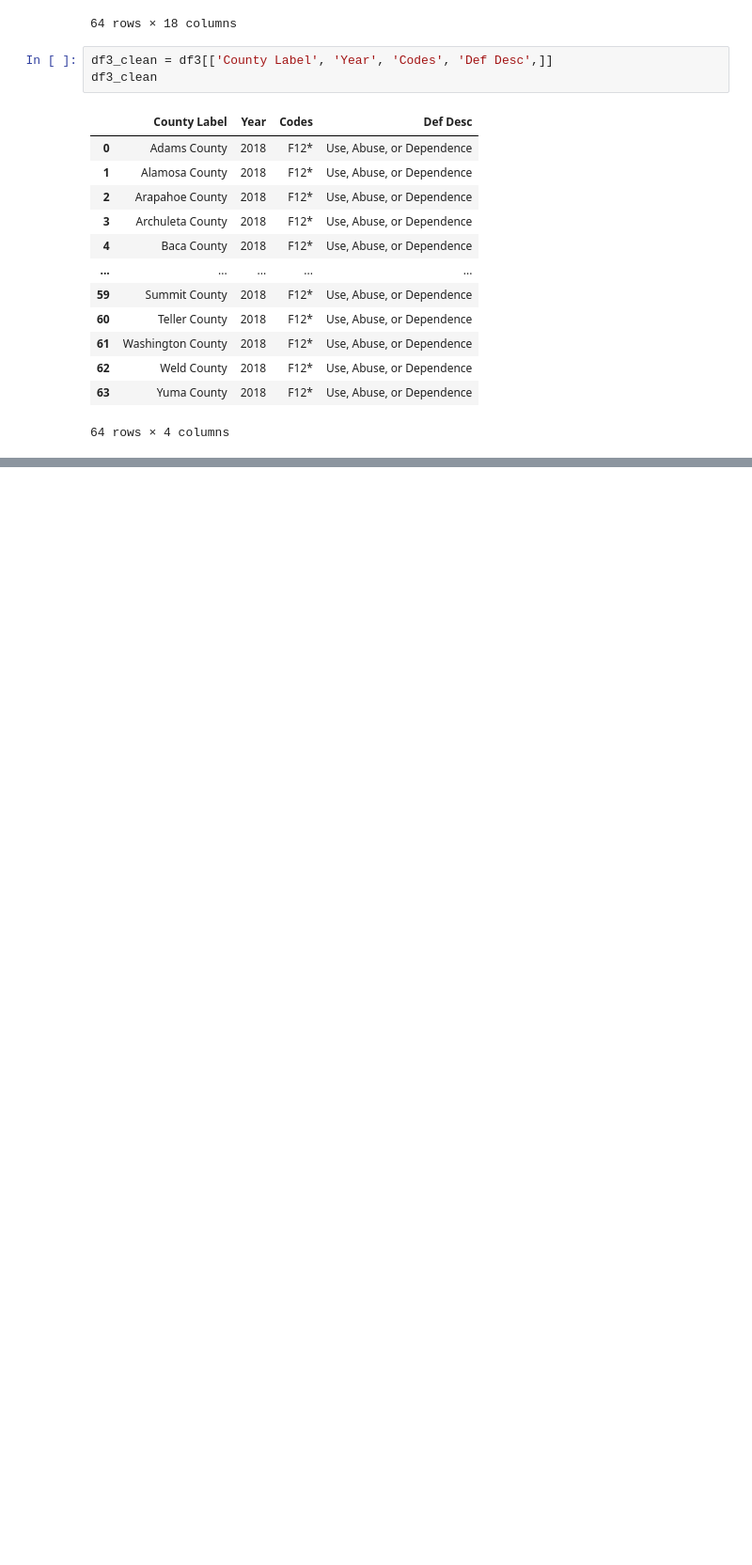
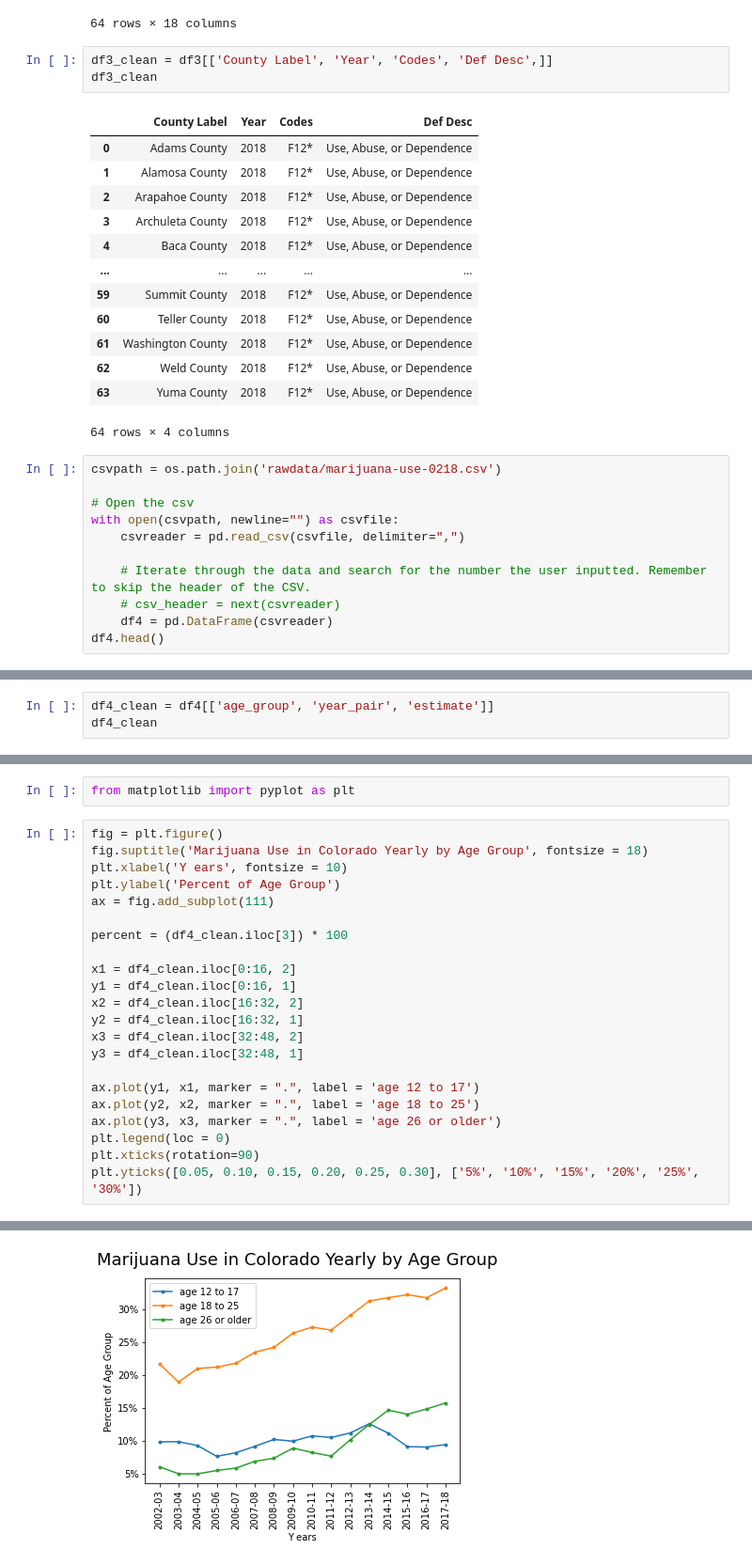
Before and after one commit to jtmcginley123/project-one, a Jupyter notebook: data/jackie_cleaning.ipynb, the cells around one changed output, grey strips where cells are left out. Shown at 94% size. Saved outputs shown, nothing was run; the diff lists cells and outputs as text; blank space fills up the shorter version.

Commit message:
made a figure for marijuana use

```diff
--- a/data/jackie_cleaning.ipynb
+++ b/data/jackie_cleaning.ipynb
@@ -157,3 +156,14 @@ df3_clean
 | 62 | Weld County | 2018 | F12* | Use, Abuse, or Dependence |
 | 63 | Yuma County | 2018 | F12* | Use, Abuse, or Dependence |
 64 rows × 4 columns
+# %%
+csvpath = os.path.join('rawdata/marijuana-use-0218.csv')
+
+# Open the csv
+with open(csvpath, newline="") as csvfile:
+    csvreader = pd.read_csv(csvfile, delimiter=",")
+
+    # Iterate through the data and search for the number the user inputted. Remember to skip the header of the CSV.
+    # csv_header = next(csvreader)
+    df4 = pd.DataFrame(csvreader)
+df4.head()
@@ -159,0 +177,3 @@ df3_clean
+# %%
+df4_clean = df4[['age_group', 'year_pair', 'estimate']]
+df4_clean
@@ -159,0 +198,25 @@ df3_clean
+# %%
+from matplotlib import pyplot as plt
+# %%
+fig = plt.figure()
+fig.suptitle('Marijuana Use in Colorado Yearly by Age Group', fontsize = 18)
+plt.xlabel('Y ears', fontsize = 10)
+plt.ylabel('Percent of Age Group')
+ax = fig.add_subplot(111)
+
+percent = (df4_clean.iloc[3]) * 100
+
+x1 = df4_clean.iloc[0:16, 2]
+y1 = df4_clean.iloc[0:16, 1]
+x2 = df4_clean.iloc[16:32, 2]
+y2 = df4_clean.iloc[16:32, 1]
+x3 = df4_clean.iloc[32:48, 2]
+y3 = df4_clean.iloc[32:48, 1]
+
+ax.plot(y1, x1, marker = ".", label = 'age 12 to 17')
+ax.plot(y2, x2, marker = ".", label = 'age 18 to 25')
+ax.plot(y3, x3, marker = ".", label = 'age 26 or older')
+plt.legend(loc = 0)
+plt.xticks(rotation=90)
+plt.yticks([0.05, 0.10, 0.15, 0.20, 0.25, 0.30], ['5%', '10%', '15%', '20%', '25%', '30%'])
+# %% [output]
@@ -159,0 +235 @@ df3_clean
+[figure, added]
```
Also changed, not shown: parts of 4 cells of this notebook.
